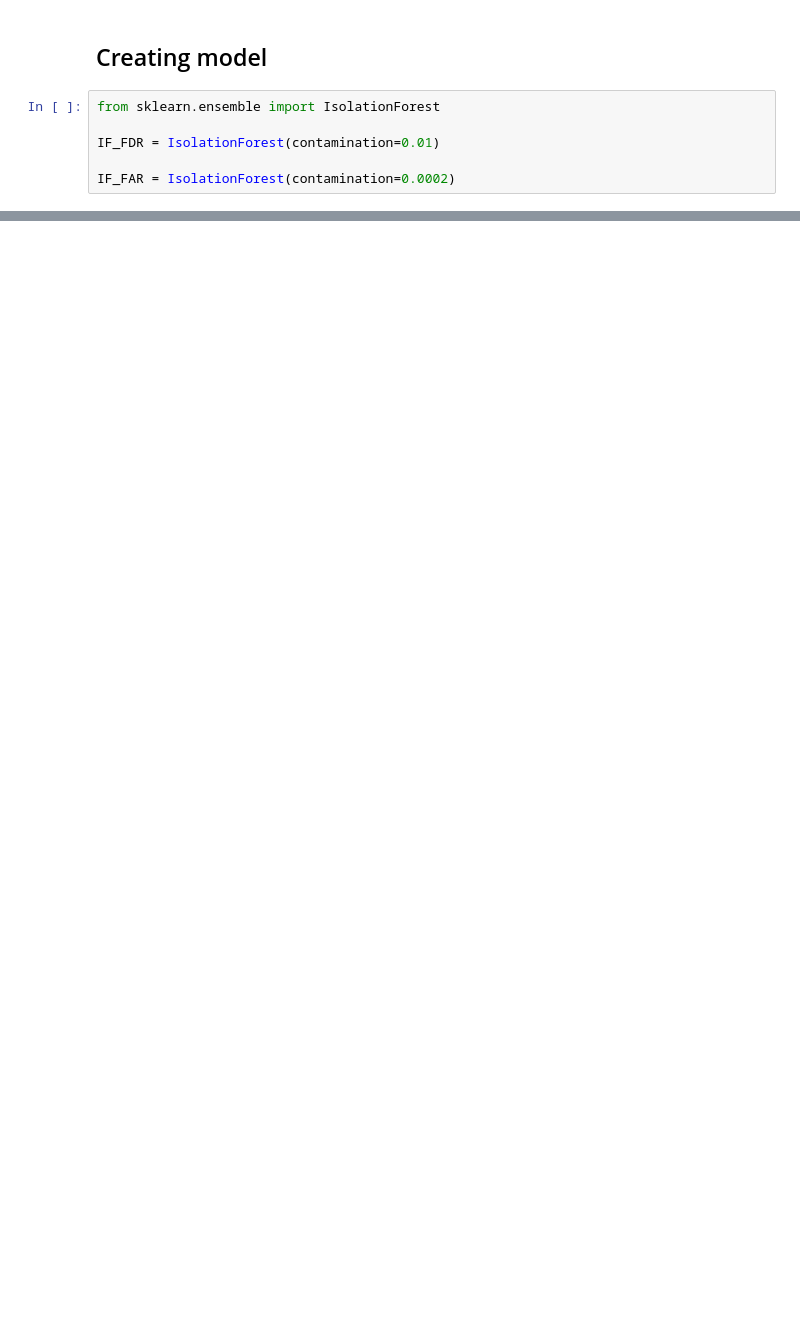
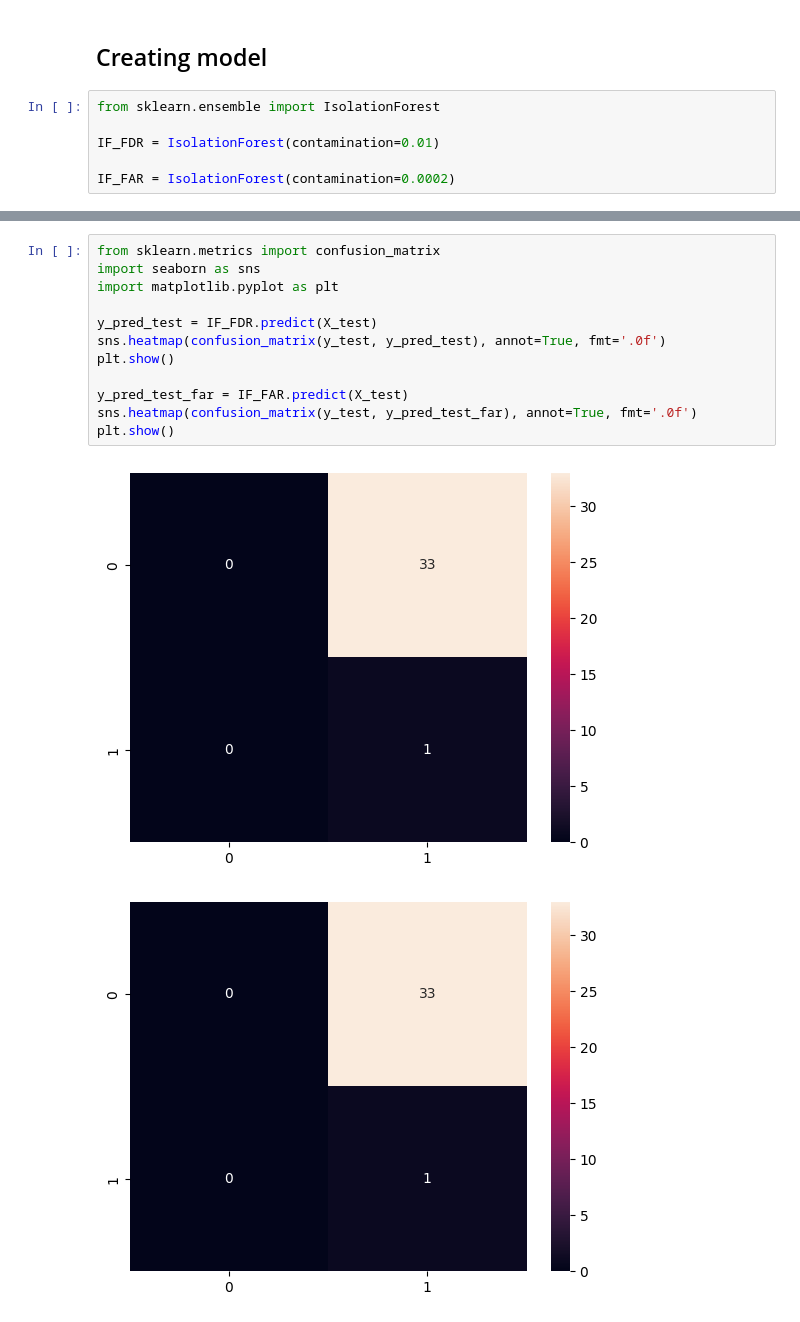
Before and after one commit to katevi/Hard-drive-failure-prediction, a Jupyter notebook: anomaly_detection_IF.ipynb, the cells around one changed output, grey strips where cells are left out. Saved outputs shown, nothing was run; the diff lists cells and outputs as text; blank space fills up the shorter version.

```diff
--- a/anomaly_detection_IF.ipynb
+++ b/anomaly_detection_IF.ipynb
@@ -138,0 +166,15 @@ IF_FAR = IsolationForest(contamination=0.0002)
+# %%
+from sklearn.metrics import confusion_matrix
+import seaborn as sns
+import matplotlib.pyplot as plt
+
+y_pred_test = IF_FDR.predict(X_test)
+sns.heatmap(confusion_matrix(y_test, y_pred_test), annot=True, fmt='.0f')
+plt.show()
+
+y_pred_test_far = IF_FAR.predict(X_test)
+sns.heatmap(confusion_matrix(y_test, y_pred_test_far), annot=True, fmt='.0f')
+plt.show()
+# %% [output]
+[figure, added]
+[figure, added]
```
Also changed, not shown: parts of 10 cells of this notebook.
